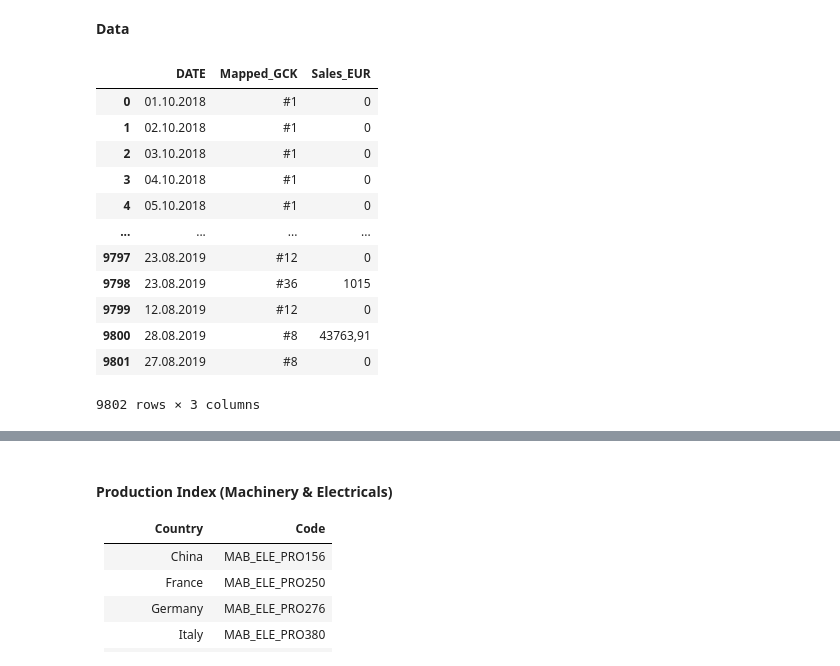
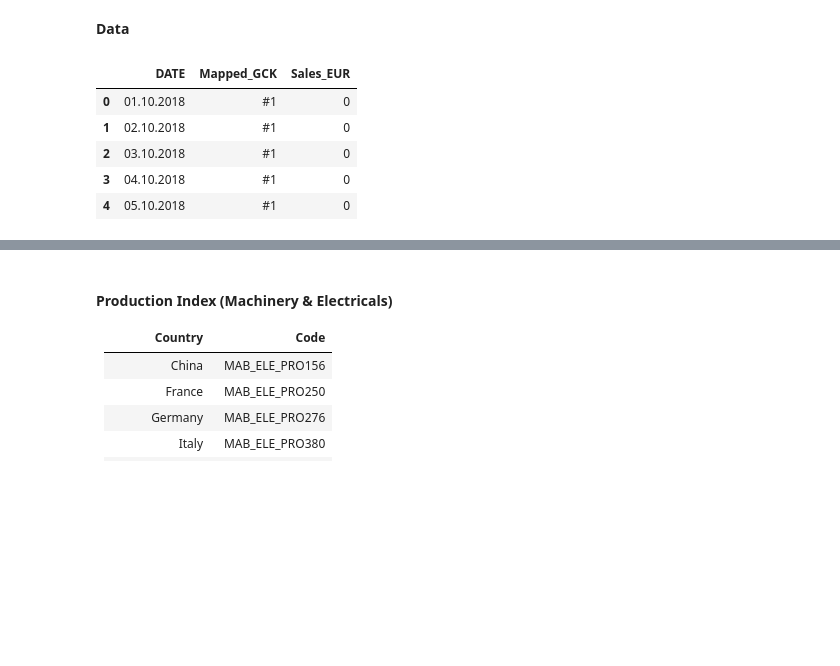
Before and after one commit to MGN19/Siemens-forecast, a Jupyter notebook: explore.ipynb, the cells around one changed output, grey strips where cells are left out. Drawn from its saved outputs; the diff is of its cells as text; code cells hidden in the pictures; blank space fills up the shorter version.

```diff
--- a/explore.ipynb
+++ b/explore.ipynb
@@ -100,21 +100,14 @@ warnings.filterwarnings("ignore")
 # %%
 sales_data = pd.read_csv('./data/Case2_Sales data.csv',
                  sep = ';')
-sales_data
+sales_data.head()
 # %% [output]
 |  | DATE | Mapped_GCK | Sales_EUR |
 | 0 | 01.10.2018 | #1 | 0 |
 | 1 | 02.10.2018 | #1 | 0 |
 | 2 | 03.10.2018 | #1 | 0 |
 | 3 | 04.10.2018 | #1 | 0 |
 | 4 | 05.10.2018 | #1 | 0 |
-| ... | ... | ... | ... |
-| 9797 | 23.08.2019 | #12 | 0 |
-| 9798 | 23.08.2019 | #36 | 1015 |
-| 9799 | 12.08.2019 | #12 | 0 |
-| 9800 | 28.08.2019 | #8 | 43763,91 |
-| 9801 | 27.08.2019 | #8 | 0 |
-9802 rows × 3 columns
 # %%
 test_data = pd.read_csv('data/Case2_Test Set Template.csv',
                  sep = ';')
```
Also changed, not shown: parts of 30 cells of this notebook, 1 other file.
